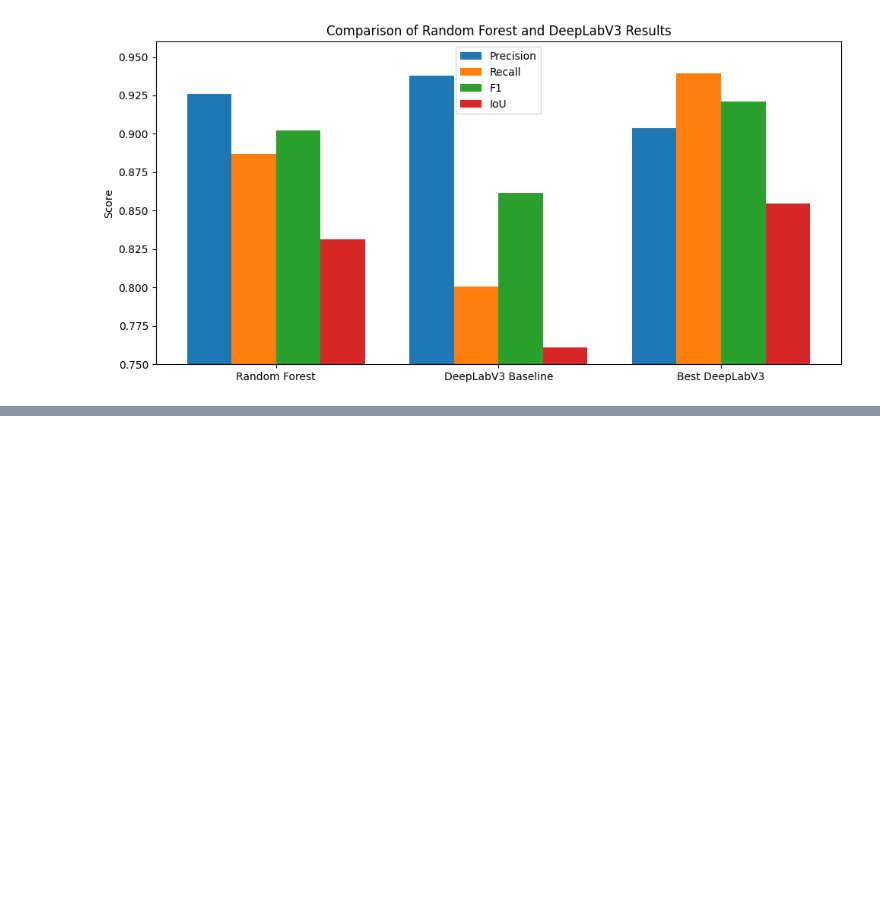
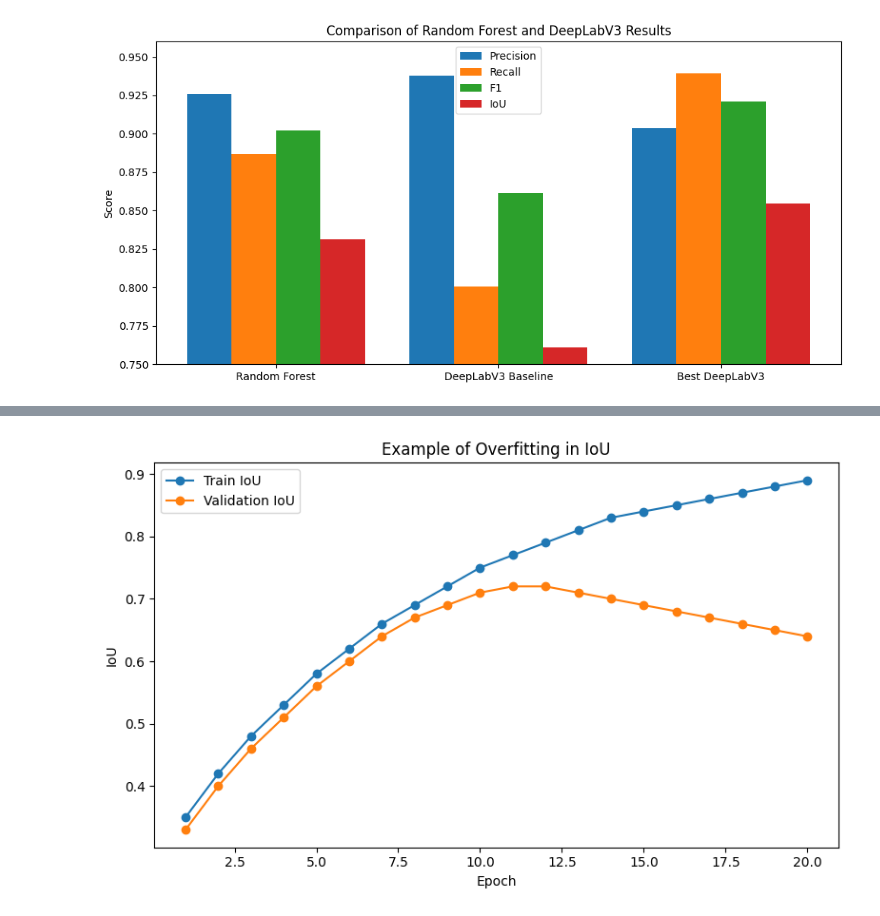
Before and after one commit to ChrisR32/graphs, a Jupyter notebook: graph.ipynb, the cells around one changed output, grey strips where cells are left out. Cells and saved outputs as stored; diff of their text form; code cells hidden in the pictures; blank space fills up the shorter version.

```diff
--- a/graph.ipynb
+++ b/graph.ipynb
@@ -572,0 +596,23 @@ plt.show()
+# %%
+import matplotlib.pyplot as plt
+
+epochs = list(range(1, 21))
+
+# example only
+train_iou = [0.35, 0.42, 0.48, 0.53, 0.58, 0.62, 0.66, 0.69, 0.72, 0.75,
+             0.77, 0.79, 0.81, 0.83, 0.84, 0.85, 0.86, 0.87, 0.88, 0.89]
+
+val_iou = [0.33, 0.40, 0.46, 0.51, 0.56, 0.60, 0.64, 0.67, 0.69, 0.71,
+           0.72, 0.72, 0.71, 0.70, 0.69, 0.68, 0.67, 0.66, 0.65, 0.64]
+
+plt.figure(figsize=(8, 5))
+plt.plot(epochs, train_iou, marker="o", label="Train IoU")
+plt.plot(epochs, val_iou, marker="o", label="Validation IoU")
+plt.xlabel("Epoch")
+plt.ylabel("IoU")
+plt.title("Example of Overfitting in IoU")
+plt.legend()
+plt.tight_layout()
+plt.show()
+# %% [output]
+[figure, added]
```
Also changed, not shown: parts of 1 cell of this notebook.
